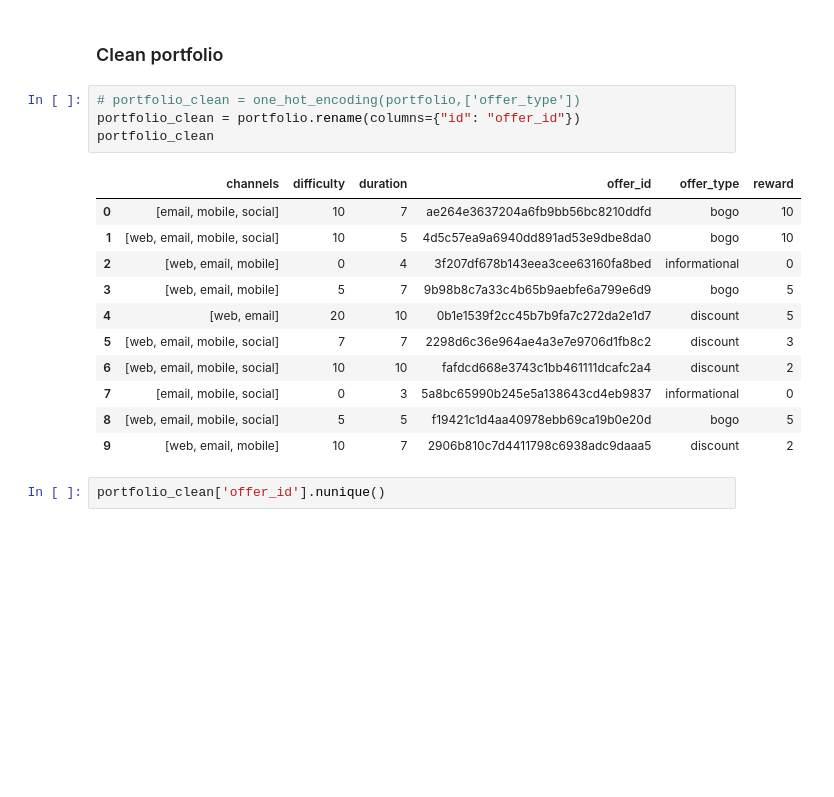
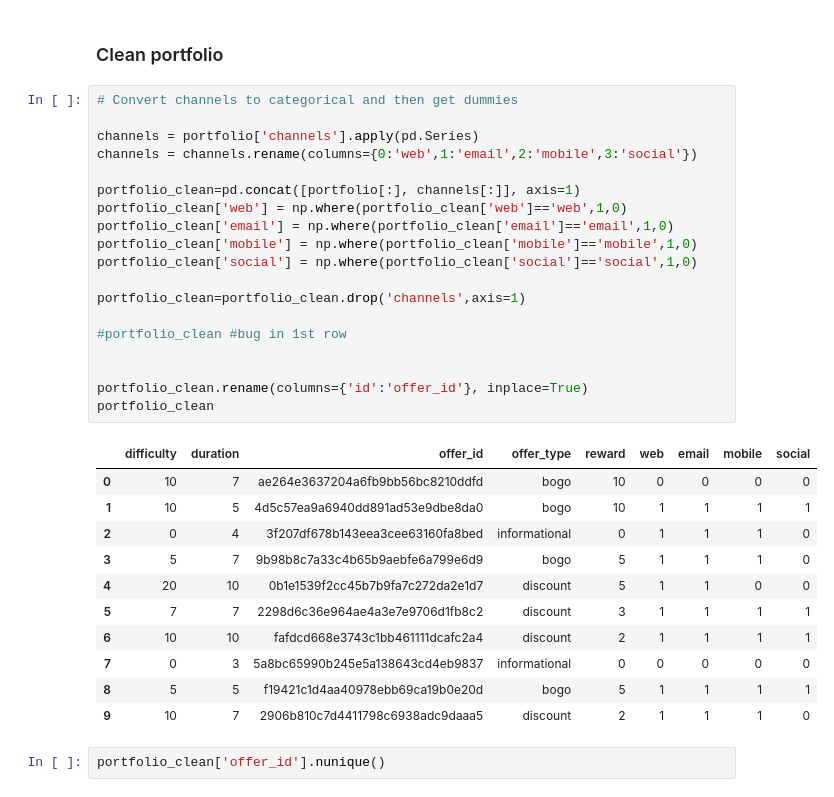
Before and after one commit to leedah/starbucks, a Jupyter notebook: Starbucks_Capstone_notebook.ipynb, the cells around one changed output. Saved outputs shown, nothing was run; the diff lists cells and outputs as text; blank space fills up the shorter version.

```diff
--- a/Starbucks_Capstone_notebook.ipynb
+++ b/Starbucks_Capstone_notebook.ipynb
@@ -378,22 +395,37 @@ transcript_clean['offer_id'].nunique()
 10
 # %% [markdown]
 ### Clean portfolio
-# %%
-# portfolio_clean = one_hot_encoding(portfolio,['offer_type'])
-portfolio_clean = portfolio.rename(columns={"id": "offer_id"})
-portfolio_clean
-# %% [output]
-|  | channels | difficulty | duration | offer_id | offer_type | reward |
-| 0 | [email, mobile, social] | 10 | 7 | ae264e3637204a6fb9bb56bc8210ddfd | bogo | 10 |
-| 1 | [web, email, mobile, social] | 10 | 5 | 4d5c57ea9a6940dd891ad53e9dbe8da0 | bogo | 10 |
-| 2 | [web, email, mobile] | 0 | 4 | 3f207df678b143eea3cee63160fa8bed | informational | 0 |
-| 3 | [web, email, mobile] | 5 | 7 | 9b98b8c7a33c4b65b9aebfe6a799e6d9 | bogo | 5 |
-| 4 | [web, email] | 20 | 10 | 0b1e1539f2cc45b7b9fa7c272da2e1d7 | discount | 5 |
-| 5 | [web, email, mobile, social] | 7 | 7 | 2298d6c36e964ae4a3e7e9706d1fb8c2 | discount | 3 |
-| 6 | [web, email, mobile, social] | 10 | 10 | fafdcd668e3743c1bb461111dcafc2a4 | discount | 2 |
-| 7 | [email, mobile, social] | 0 | 3 | 5a8bc65990b245e5a138643cd4eb9837 | informational | 0 |
-| 8 | [web, email, mobile, social] | 5 | 5 | f19421c1d4aa40978ebb69ca19b0e20d | bogo | 5 |
-| 9 | [web, email, mobile] | 10 | 7 | 2906b810c7d4411798c6938adc9daaa5 | discount | 2 |
+# %%
+# Convert channels to categorical and then get dummies
+
+channels = portfolio['channels'].apply(pd.Series)
+channels = channels.rename(columns={0:'web',1:'email',2:'mobile',3:'social'})
+
+portfolio_clean=pd.concat([portfolio[:], channels[:]], axis=1)
+portfolio_clean['web'] = np.where(portfolio_clean['web']=='web',1,0)
+portfolio_clean['email'] = np.where(portfolio_clean['email']=='email',1,0)
+portfolio_clean['mobile'] = np.where(portfolio_clean['mobile']=='mobile',1,0)
+portfolio_clean['social'] = np.where(portfolio_clean['social']=='social',1,0)
+
+portfolio_clean=portfolio_clean.drop('channels',axis=1)
+
+#portfolio_clean #bug in 1st row
+
+
+portfolio_clean.rename(columns={'id':'offer_id'}, inplace=True)
+portfolio_clean
+# %% [output]
+|  | difficulty | duration | offer_id | offer_type | reward | web | email | mobile | social |
+| 0 | 10 | 7 | ae264e3637204a6fb9bb56bc8210ddfd | bogo | 10 | 0 | 0 | 0 | 0 |
+| 1 | 10 | 5 | 4d5c57ea9a6940dd891ad53e9dbe8da0 | bogo | 10 | 1 | 1 | 1 | 1 |
+| 2 | 0 | 4 | 3f207df678b143eea3cee63160fa8bed | informational | 0 | 1 | 1 | 1 | 0 |
+| 3 | 5 | 7 | 9b98b8c7a33c4b65b9aebfe6a799e6d9 | bogo | 5 | 1 | 1 | 1 | 0 |
+| 4 | 20 | 10 | 0b1e1539f2cc45b7b9fa7c272da2e1d7 | discount | 5 | 1 | 1 | 0 | 0 |
+| 5 | 7 | 7 | 2298d6c36e964ae4a3e7e9706d1fb8c2 | discount | 3 | 1 | 1 | 1 | 1 |
+| 6 | 10 | 10 | fafdcd668e3743c1bb461111dcafc2a4 | discount | 2 | 1 | 1 | 1 | 1 |
+| 7 | 0 | 3 | 5a8bc65990b245e5a138643cd4eb9837 | informational | 0 | 0 | 0 | 0 | 0 |
+| 8 | 5 | 5 | f19421c1d4aa40978ebb69ca19b0e20d | bogo | 5 | 1 | 1 | 1 | 1 |
+| 9 | 10 | 7 | 2906b810c7d4411798c6938adc9daaa5 | discount | 2 | 1 | 1 | 1 | 0 |
 # %%
 portfolio_clean['offer_id'].nunique()
 # %% [output]
```
Also changed, not shown: parts of 30 cells of this notebook.
